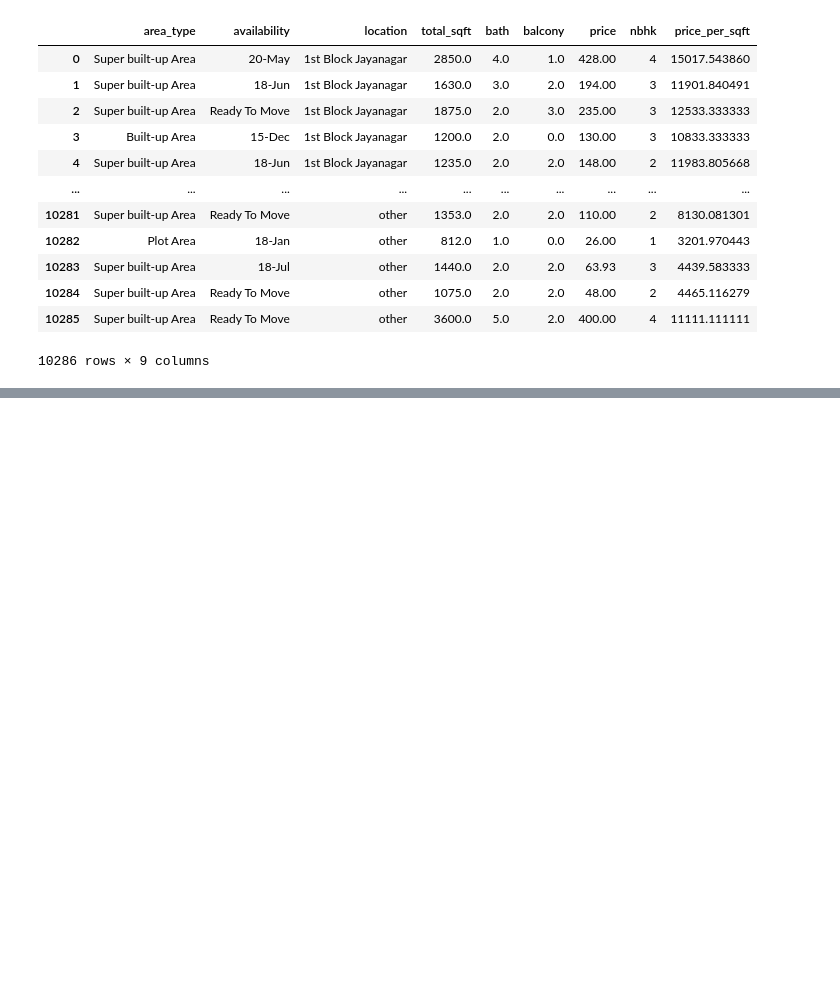
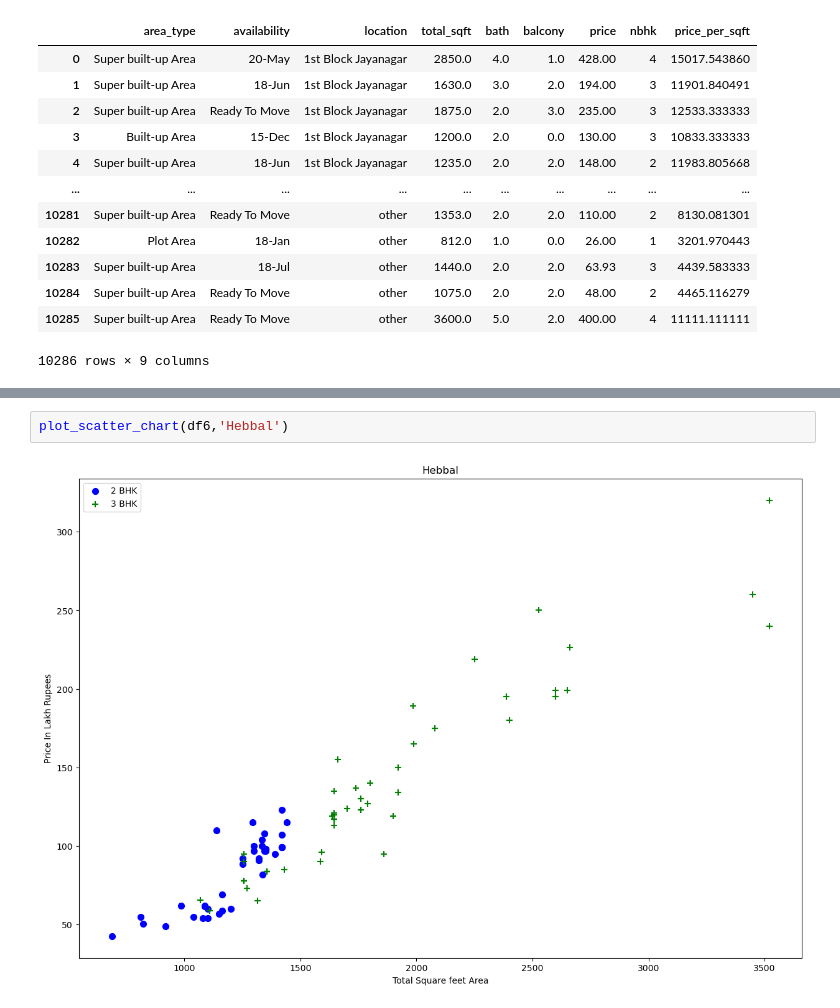
Before and after one commit to SachinMishra-ux/Digikull_March_house, a Jupyter notebook: Bangalore_house_price_prediction.ipynb, the cells around one changed output, grey strips where cells are left out. Saved outputs shown, nothing was run; the diff lists cells and outputs as text; blank space fills up the shorter version.

```diff
--- a/Bangalore_house_price_prediction.ipynb
+++ b/Bangalore_house_price_prediction.ipynb
@@ -545,0 +564,4 @@ df6
+# %%
+plot_scatter_chart(df6,'Hebbal')
+# %% [output]
+[figure, added]
```
Also changed, not shown: parts of 32 cells of this notebook, 1 other file.
